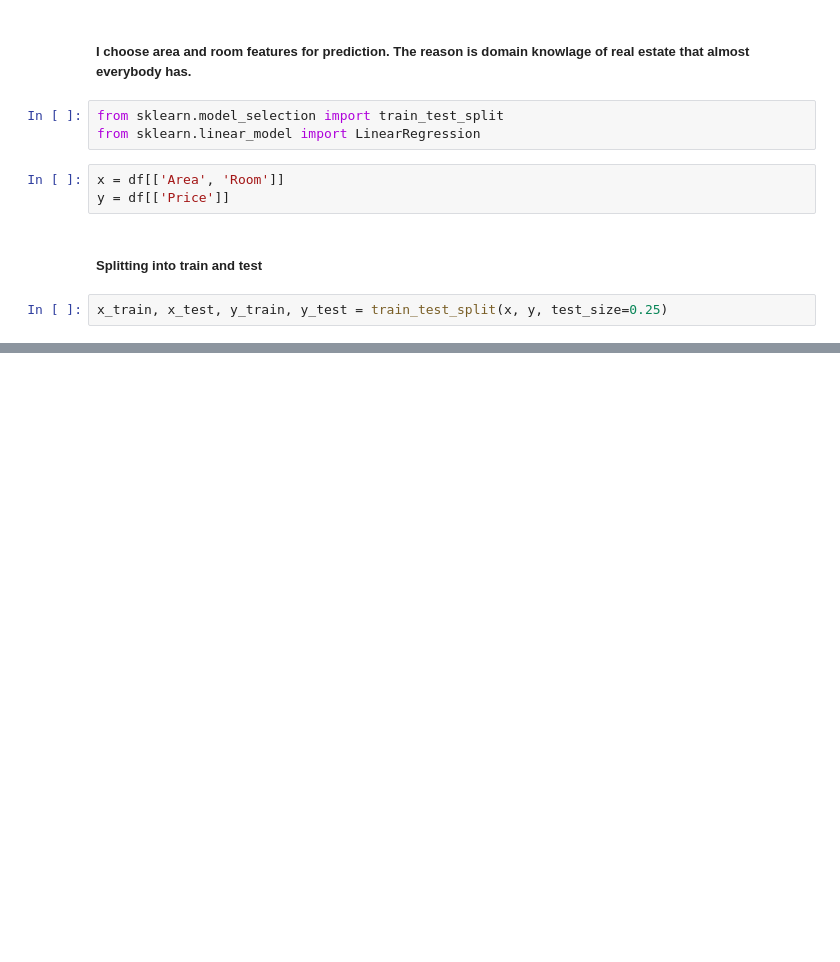
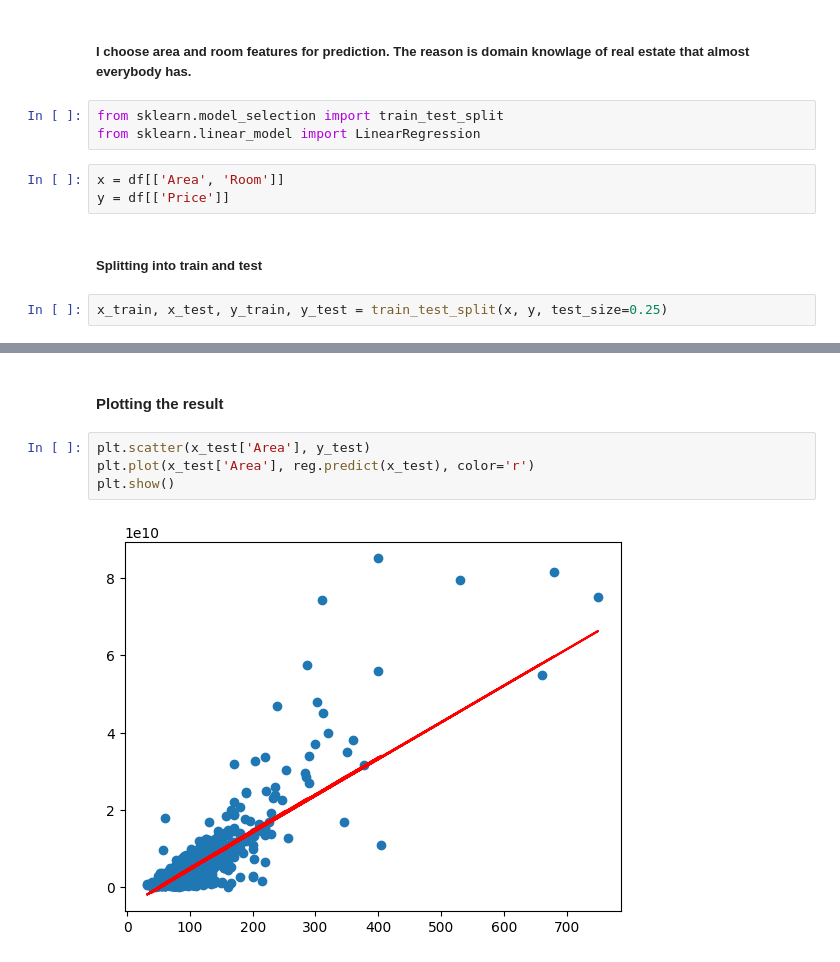
Before and after one commit to msoleimani96/tehran-house-price-prediction, a Jupyter notebook: tehran_house_price_prediction.ipynb, the cells around one changed output, grey strips where cells are left out. Drawn from its saved outputs; the diff is of its cells as text; blank space fills up the shorter version.

Commit message:
The predicted values plotted.

```diff
--- a/tehran_house_price_prediction.ipynb
+++ b/tehran_house_price_prediction.ipynb
@@ -67,3 +68,11 @@ score = reg.score(x_test, y_test)
 print(f"Score: {score}")
 # %% [output]
 Score: 0.7115006790849492
+# %% [markdown]
+#### Plotting the result
+# %%
+plt.scatter(x_test['Area'], y_test)
+plt.plot(x_test['Area'], reg.predict(x_test), color='r')
+plt.show()
+# %% [output]
+[figure, added]
```
Also changed, not shown: parts of 1 cell of this notebook.
